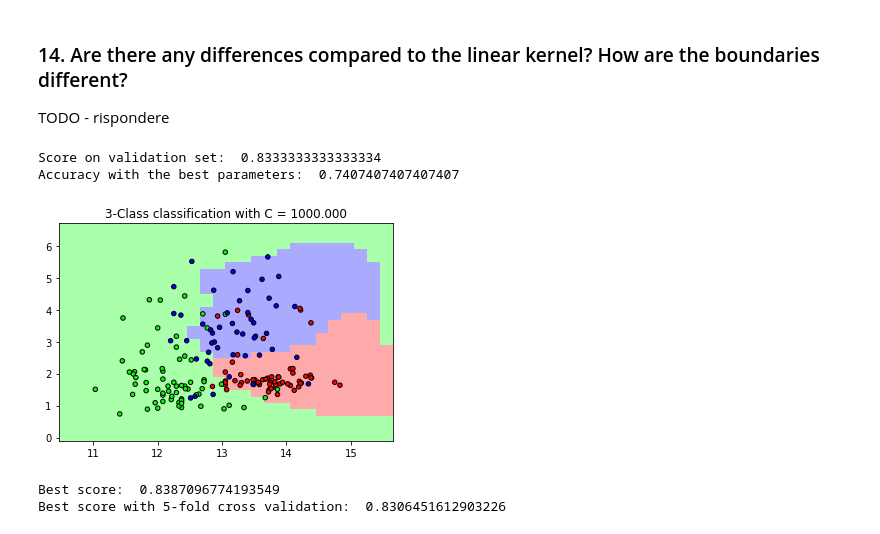
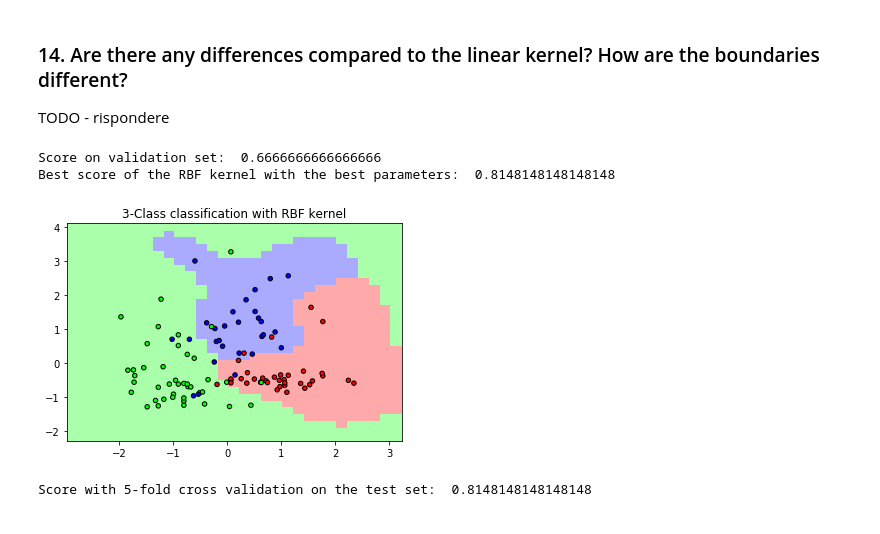
Before and after one commit to Vaelthur/ML-AI_HW1, a Jupyter notebook: HomeWork 1.ipynb, the cells around one changed output. Drawn from its saved outputs; the diff is of its cells as text; code cells hidden in the pictures.

```diff
--- a/HomeWork 1.ipynb
+++ b/HomeWork 1.ipynb
@@ -284,7 +305,6 @@ We have the best score on the test set with the value of C =  10
 <h3>14. Are there any differences compared to the linear kernel? How are the boundaries different? </h3>
 <p> TODO - rispondere </p>
 # %%
-#Point 15
 import numpy as np
 import matplotlib.pyplot as plt
 from matplotlib.colors import ListedColormap
@@ -304,6 +324,13 @@ X_t, X_test, y_t, y_test = model_selection.train_test_split(X, y, random_state=n
 # divide training total into validation and training
 X_train, X_valid, y_train, y_valid = model_selection.train_test_split(X_t, y_t, random_state=np.random.randint(0,100), test_size=0.14)
 
+# using a Standard scaler to normalize data since ML algorithms work better on normalized data
+scaler = preprocessing.StandardScaler()
+scaler.fit(X_train)
+X_t = scaler.transform(X_t)
+X_train = scaler.transform(X_train)
+X_valid = scaler.transform(X_valid)
+X_test = scaler.transform(X_test)
 
 # step size in the mesh - to check what this means
 h = .02
@@ -311,58 +338,65 @@ h = .02
 cmap_light = ListedColormap(['#FFAAAA', '#AAFFAA', '#AAAAFF'])
 cmap_bold = ListedColormap(['#FF0000', '#00FF00', '#0000FF'])
 
-# select appropriate range of parameters for C and gamma
-parameters = [{'C': [0.01, 0.1, 1, 10, 100, 1000], 'gamma': [0.0001, 0.001, 0.01, 0.1, 1], 'kernel': ['rbf']}]
+# select appropriate range of parameters for C and gamma (15)
+parameters = [{'C': [0.1, 1, 10, 100, 1000], 'gamma': [0.0001, 0.001, 0.01, 0.1, 1], 'kernel': ['rbf']}]
 
 clf = GridSearchCV(estimator=svm.SVC(), param_grid=parameters, n_jobs=-1)
-clf.fit(X_t, y_t)
+clf.fit(X_train, y_train)
 
 # score on the validation set
 print("Score on validation set: ", clf.score(X_valid, y_valid))
 
-# evaluate the best paramteres on the test set
+# choose the best values to evaluate the best paramteres on the test set
 best_param = [{'C':[clf.best_estimator_.C], 'gamma':[clf.best_estimator_.gamma], 'kernel': ['rbf']}]
 
+# clf1 is the classifier with the best parameter we got from the Grid search tuning
 clf1 = GridSearchCV(estimator=svm.SVC(), param_grid=best_param, n_jobs=-1)
 
-print("Accuracy with the best parameters: ", metrics.accuracy_score(y_test, clf1.fit(X_t, y_t).predict(X_test)))
+# Note: the clf.score() function and the clf1.score() function give the same result if computed
+# on the same data set: this means that automatically the best parameters are chosen.
+# I will anyway leave the solution with the clf1 to enhance the fact that is possible to discover
+# which are the best parameters through the functions called for the creation of the variable 'best_param'
+
 
 # print decision boundaries with best attributes
 h = 0.2
 
-clf1.fit(X_t, y_t)
+clf1.fit(X_train, y_train)
 
-x_min, x_max = X_t[:, 0].min() - 1, X_t[:, 0].max() + 1
-y_min, y_max = X_t[:, 1].min() - 1, X_t[:, 1].max() + 1
+print("Best score of the RBF kernel with the best parameters: ", clf1.score(X_test, y_test))
 
-#the arange method return evenly spaced data
+x_min, x_max = X_train[:, 0].min() - 1, X_train[:, 0].max() + 1
+y_min, y_max = X_train[:, 1].min() - 1, X_train[:, 1].max() + 1
+
+# the arange method return evenly spaced data
 xx, yy = np.meshgrid(np.arange(x_min, x_max, h), np.arange(y_min, y_max, h))
 
 Z = clf1.predict(np.c_[xx.ravel(), yy.ravel()])
 
 # Put the result into a color plot
 Z = Z.reshape(xx.shape)
 plt.figure()
 plt.pcolormesh(xx, yy, Z, cmap=cmap_light)
 
 # Plot also the training points
-plt.scatter(X[:, 0], X[:, 1], c=y, cmap=cmap_bold, edgecolor='k', s=20)
+plt.scatter(X_train[:, 0], X_train[:, 1], c=y_train, cmap=cmap_bold, edgecolor='k', s=20)
 plt.xlim(xx.min(), xx.max())
 plt.ylim(yy.min(), yy.max())
-plt.title("3-Class classification with C = %.3f" %( c))
+plt.title("3-Class classification with RBF kernel")
 
 plt.show()
 
-# grid search for gamma and C but this time with a 5-fold validation
+# grid search for gamma and C but this time with a 5-fold validation (17)
+clf2 = GridSearchCV(estimator=svm.SVC(), param_grid=parameters, n_jobs=-1, cv=5)
 
-clf2 = GridSearchCV(estimator=svm.SVC(), param_grid=parameters, n_jobs=-1, cv=5)
+# we train this classifier with the 5-fold cross validation on the merged data X_train+X_valid = X_t
 clf2.fit(X_t, y_t)
-# print best score for classifier 0 with grid search without Kfold and for classifier 2 with Kfold
-print("Best score: ", clf.best_score_)
-print("Best score with 5-fold cross validation: ", clf2.best_score_)
+
+# print best score for classifier 0 with grid search without Kfold and for classifier 2 with Kfold (18)
+print("Score with 5-fold cross validation on the test set: ", clf2.score(X_test, y_test))
 # %% [output]
-Score on validation set:  0.8333333333333334
-Accuracy with the best parameters:  0.7407407407407407
+Score on validation set:  0.6666666666666666
+Best score of the RBF kernel with the best parameters:  0.8148148148148148
-[figure, old version]
+[figure, new version]
-Best score:  0.8387096774193549
-Best score with 5-fold cross validation:  0.8306451612903226
+Score with 5-fold cross validation on the test set:  0.8148148148148148
```
Also changed, not shown: parts of 5 cells of this notebook, 1 other file.
